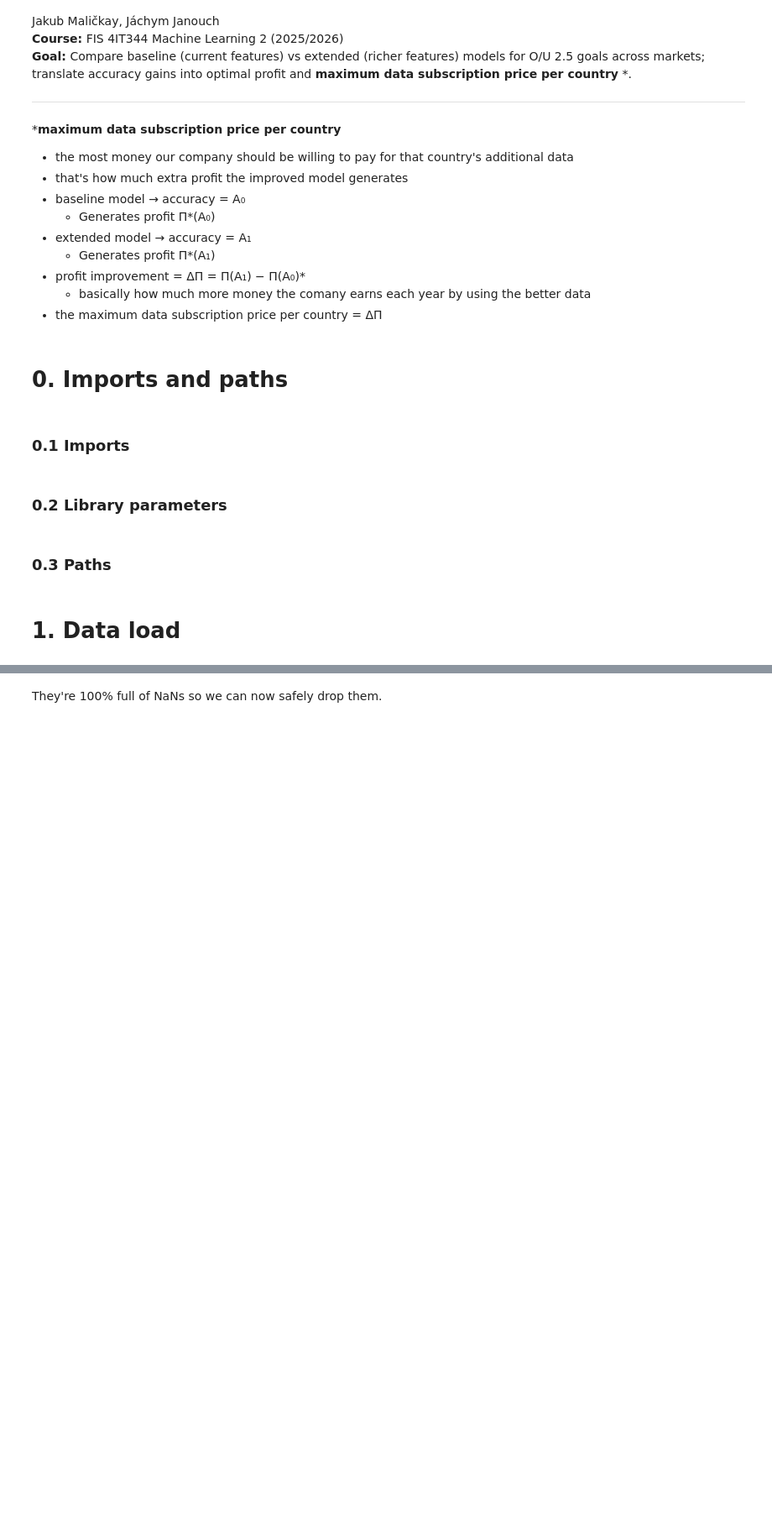
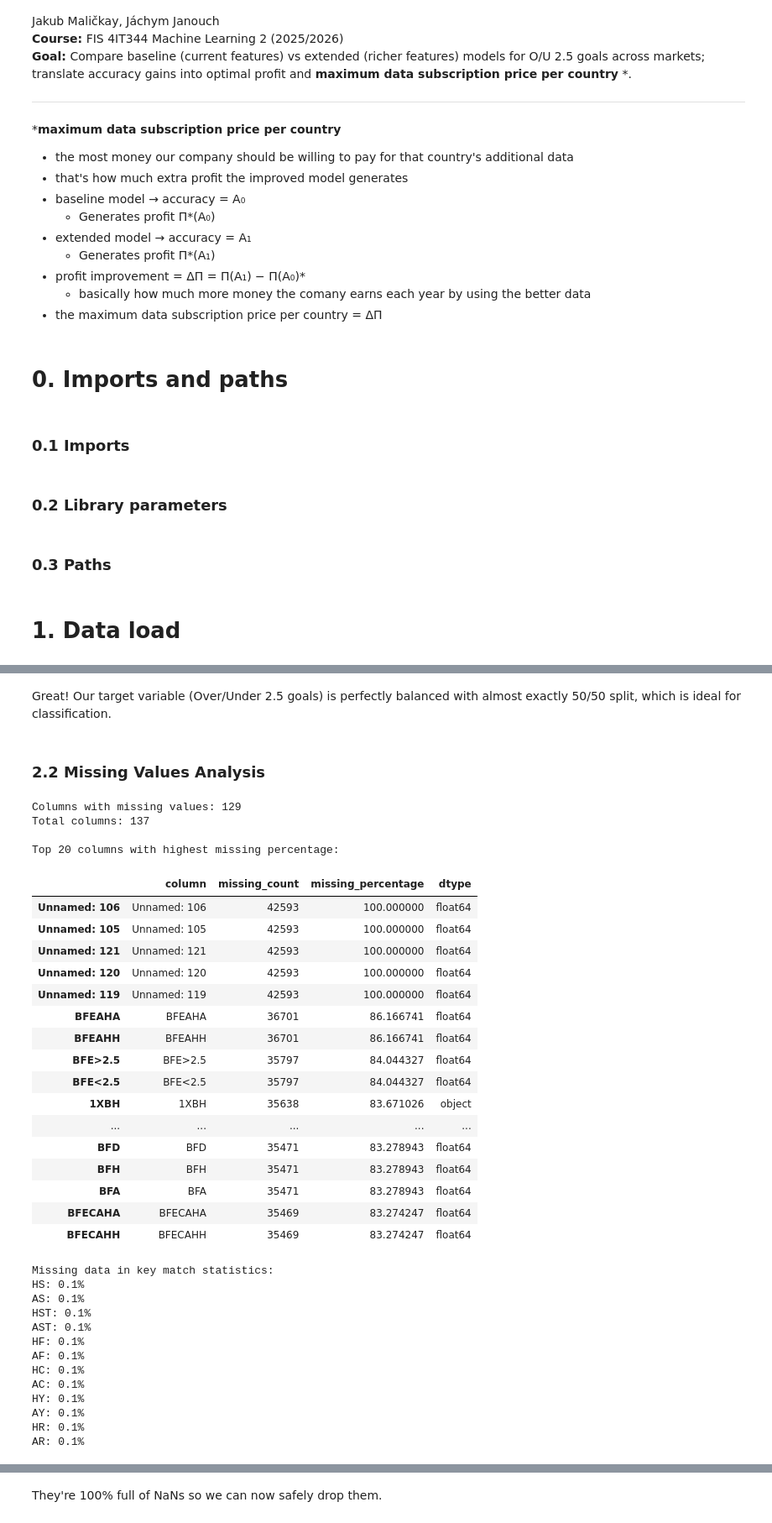
Before and after one commit to OndrejZ24/soccer-leagues-predictions, a Jupyter notebook: preprocessing.ipynb, the cells around one changed output, grey strips where cells are left out. Shown at 84% size. Cells and saved outputs as stored; diff of their text form; code cells hidden in the pictures; blank space fills up the shorter version.

```diff
--- a/preprocessing.ipynb
+++ b/preprocessing.ipynb
@@ -98,0 +135,63 @@ display(all_matches.head())
+# %% [markdown]
+Great! Our target variable (Over/Under 2.5 goals) is perfectly balanced with almost exactly 50/50 split, which is ideal for classification.
+# %% [markdown]
+### 2.2 Missing Values Analysis
+# %%
+# Detailed missing values analysis
+missing_analysis = pd.DataFrame({
+    'column': all_matches.columns,
+    'missing_count': all_matches.isnull().sum(),
+    'missing_percentage': (all_matches.isnull().sum() / len(all_matches)) * 100,
+    'dtype': all_matches.dtypes
+})
+
+# Filter to show only columns with missing values
+missing_analysis = missing_analysis[missing_analysis['missing_count'] > 0].sort_values('missing_percentage', ascending=False)
+
+print(f"Columns with missing values: {len(missing_analysis)}")
+print(f"Total columns: {len(all_matches.columns)}")
+print(f"\nTop 20 columns with highest missing percentage:")
+display(missing_analysis.head(20))
+
+# Check missing patterns in key variables
+key_stats = ['HS', 'AS', 'HST', 'AST', 'HF', 'AF', 'HC', 'AC', 'HY', 'AY', 'HR', 'AR']
+print(f"\nMissing data in key match statistics:")
+for stat in key_stats:
+    if stat in all_matches.columns:
+        missing_pct = (all_matches[stat].isnull().sum() / len(all_matches)) * 100
+        print(f"{stat}: {missing_pct:.1f}%")
+# %% [output]
+Columns with missing values: 129
+Total columns: 137
+
+Top 20 columns with highest missing percentage:
+|  | column | missing_count | missing_percentage | dtype |
+| Unnamed: 106 | Unnamed: 106 | 42593 | 100.000000 | float64 |
+| Unnamed: 105 | Unnamed: 105 | 42593 | 100.000000 | float64 |
+| Unnamed: 121 | Unnamed: 121 | 42593 | 100.000000 | float64 |
+| Unnamed: 120 | Unnamed: 120 | 42593 | 100.000000 | float64 |
+| Unnamed: 119 | Unnamed: 119 | 42593 | 100.000000 | float64 |
+| BFEAHA | BFEAHA | 36701 | 86.166741 | float64 |
+| BFEAHH | BFEAHH | 36701 | 86.166741 | float64 |
+| BFE>2.5 | BFE>2.5 | 35797 | 84.044327 | float64 |
+| BFE<2.5 | BFE<2.5 | 35797 | 84.044327 | float64 |
+| 1XBH | 1XBH | 35638 | 83.671026 | object |
+| ... | ... | ... | ... | ... |
+| BFD | BFD | 35471 | 83.278943 | float64 |
+| BFH | BFH | 35471 | 83.278943 | float64 |
+| BFA | BFA | 35471 | 83.278943 | float64 |
+| BFECAHA | BFECAHA | 35469 | 83.274247 | float64 |
+| BFECAHH | BFECAHH | 35469 | 83.274247 | float64 |
+Missing data in key match statistics:
+HS: 0.1%
+AS: 0.1%
+HST: 0.1%
+AST: 0.1%
+HF: 0.1%
+AF: 0.1%
+HC: 0.1%
+AC: 0.1%
+HY: 0.1%
+AY: 0.1%
+HR: 0.1%
+AR: 0.1%
```
Also changed, not shown: parts of 46 cells of this notebook.
